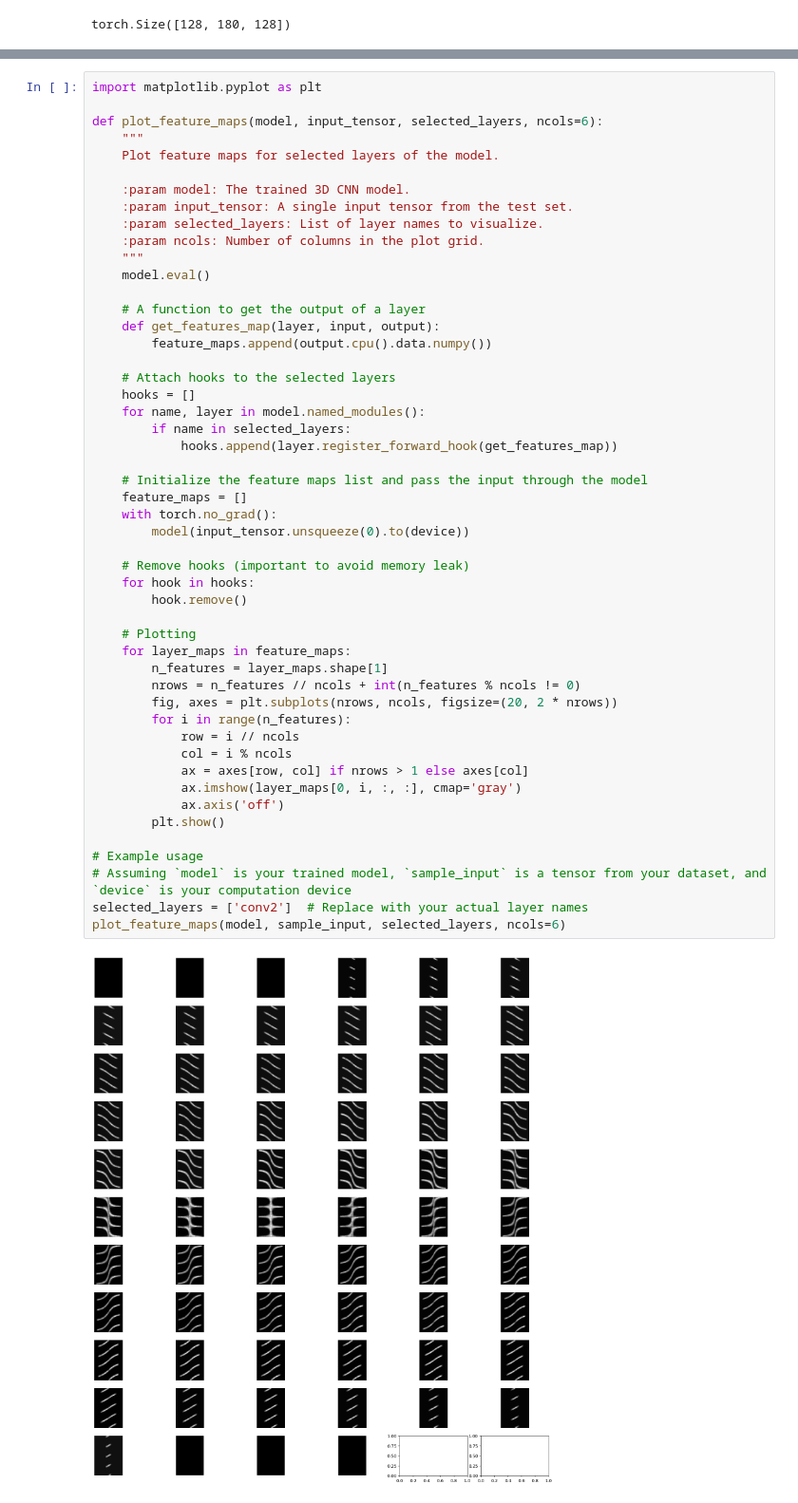
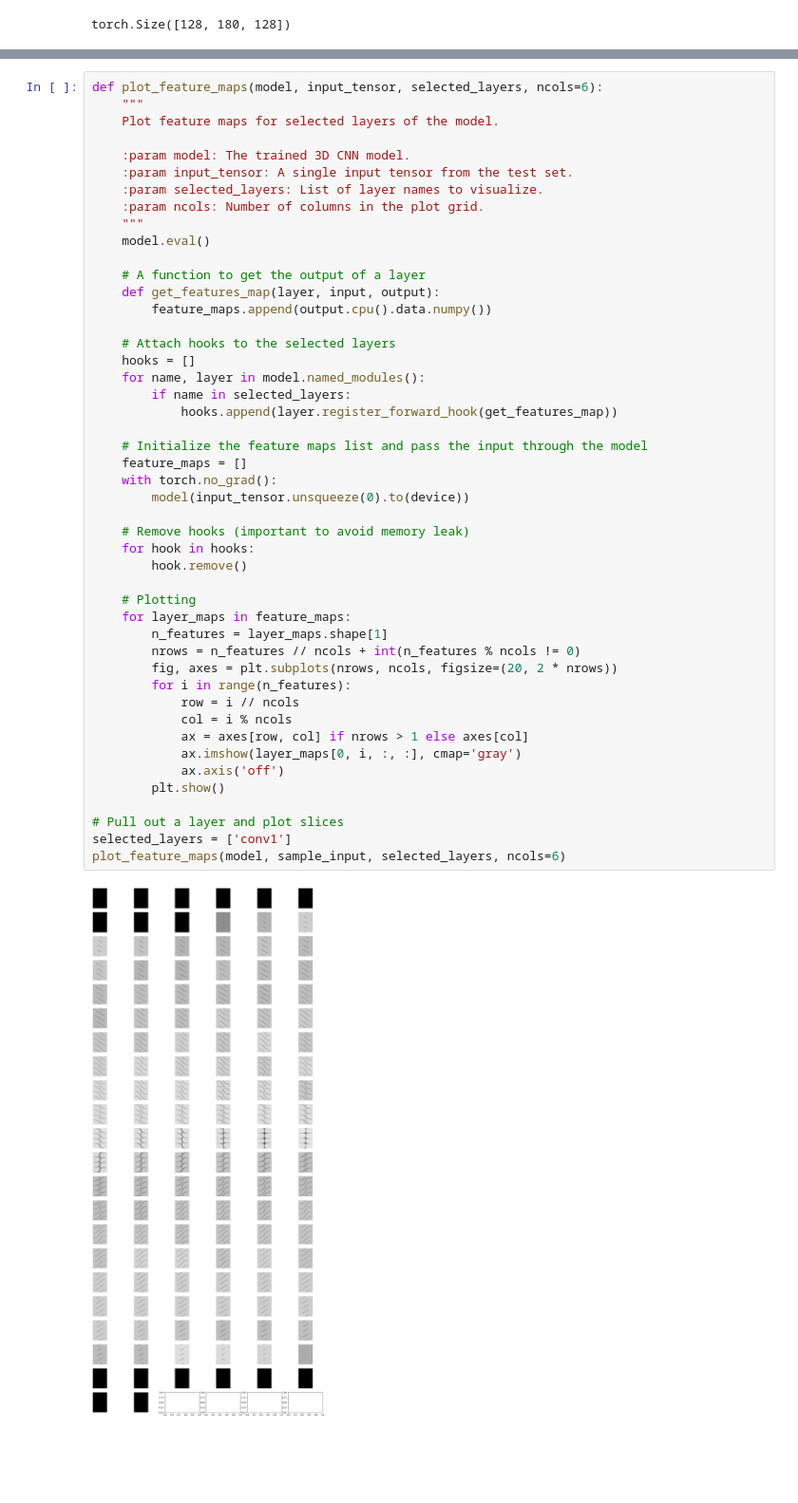
Before and after one commit to nghess/607-sensory-coding, a Jupyter notebook: 3dCNN_v1_colab.ipynb, the cells around one changed output, grey strips where cells are left out. Shown: that part at 95% size. Cells and saved outputs as stored; diff of their text form; blank space fills up the shorter version.

```diff
--- a/3dCNN_v1_colab.ipynb
+++ b/3dCNN_v1_colab.ipynb
@@ -222,6 +209,4 @@ Simple3DCNN(
 # %%
-import matplotlib.pyplot as plt
-
 def plot_feature_maps(model, input_tensor, selected_layers, ncols=6):
     """
     Plot feature maps for selected layers of the model.
@@ -240,34 +225,33 @@ def plot_feature_maps(model, input_tensor, selected_layers, ncols=6):
     # Attach hooks to the selected layers
     hooks = []
     for name, layer in model.named_modules():
         if name in selected_layers:
             hooks.append(layer.register_forward_hook(get_features_map))
 
     # Initialize the feature maps list and pass the input through the model
     feature_maps = []
     with torch.no_grad():
         model(input_tensor.unsqueeze(0).to(device))
 
     # Remove hooks (important to avoid memory leak)
     for hook in hooks:
         hook.remove()
 
     # Plotting
     for layer_maps in feature_maps:
         n_features = layer_maps.shape[1]
         nrows = n_features // ncols + int(n_features % ncols != 0)
         fig, axes = plt.subplots(nrows, ncols, figsize=(20, 2 * nrows))
         for i in range(n_features):
             row = i // ncols
             col = i % ncols
             ax = axes[row, col] if nrows > 1 else axes[col]
             ax.imshow(layer_maps[0, i, :, :], cmap='gray')
             ax.axis('off')
         plt.show()
 
-# Example usage
-# Assuming `model` is your trained model, `sample_input` is a tensor from your dataset, and `device` is your computation device
-selected_layers = ['conv2']  # Replace with your actual layer names
+# Pull out a layer and plot slices
+selected_layers = ['conv1']
 plot_feature_maps(model, sample_input, selected_layers, ncols=6)
 # %% [output]
-[figure, old version]
+[figure, new version]
```
Also changed, not shown: parts of 10 cells of this notebook.
